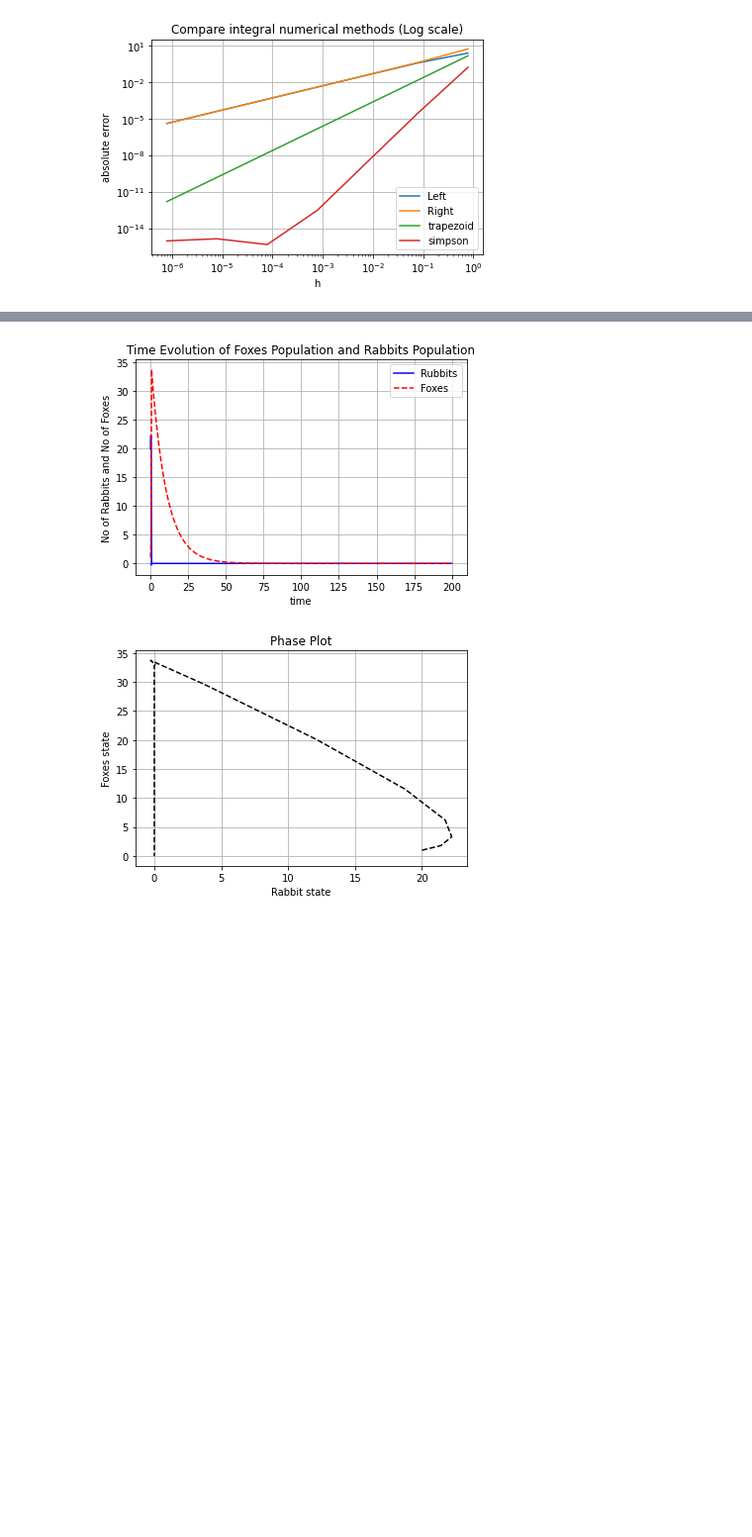
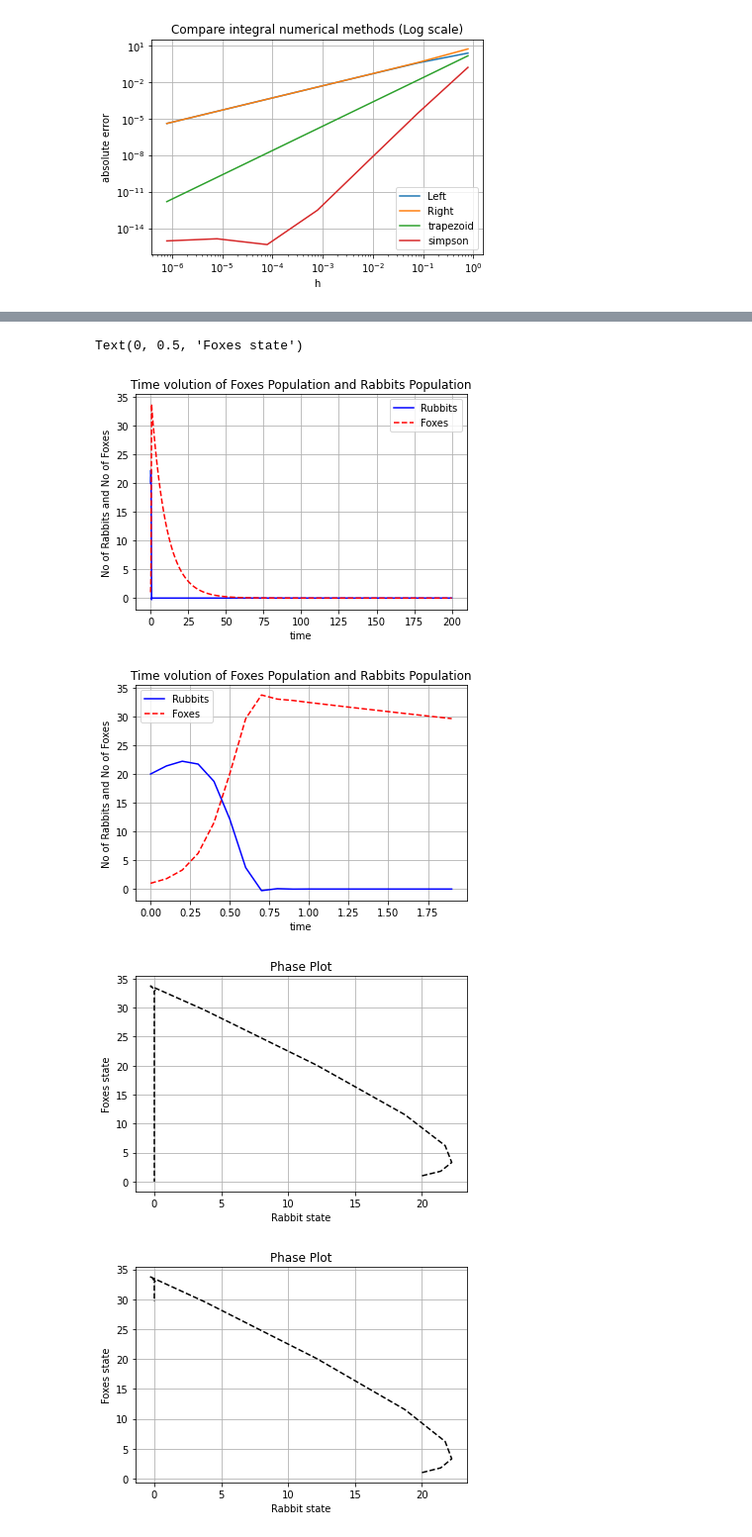
Before and after one commit to thodkatz/numerical-analysis, a Jupyter notebook: plots.ipynb, the cells around one changed output, grey strips where cells are left out. Shown at 99% size. Drawn from its saved outputs; the diff is of its cells as text; code cells hidden in the pictures; blank space fills up the shorter version.

Commit message:
Change function arguments and include zoom in plot versions

```diff
--- a/plots.ipynb
+++ b/plots.ipynb
@@ -77,5 +80,6 @@ $x_1' = 0.4x_ox_1 - 0.1x_1$
 # %%
 import matplotlib.pyplot as plt
+import numpy as np
 
 def euler(F,x0,t0,tmax,dt):
     t = np.arange(t0,tmax,dt)
@@ -89,12 +93,24 @@ F = lambda t,x: np.array([1.1*x[0] - 0.4*x[0]*x[1], 0.4*x[0] * x[1] - 0.1*x[1]])
 x0 = [20, 1]
 t0, tmax, dt = 0, 200, 0.1
 t, x = euler(F,x0,t0,tmax,dt)
+print(x[:,0])
 
+## PLOTS
 plt.figure()
 plt.plot(t,x[:,0],'b-', label='Rubbits')
 plt.plot(t,x[:,1],'r--', label='Foxes')
 plt.grid()
-plt.title('Time Evolution of Foxes Population and Rabbits Population')
+plt.title('Time volution of Foxes Population and Rabbits Population')
+plt.legend()
+plt.xlabel('time')
+plt.ylabel('No of Rabbits and No of Foxes')
+
+# zoom in version
+plt.figure()
+plt.plot(t[0:20],x[0:20,0],'b-', label='Rubbits')
+plt.plot(t[0:20],x[0:20,1],'r--', label='Foxes')
+plt.grid()
+plt.title('Time volution of Foxes Population and Rabbits Population')
 plt.legend()
 plt.xlabel('time')
 plt.ylabel('No of Rabbits and No of Foxes')
@@ -110,3 +127,6 @@ Text(0, 0.5, 'Foxes state')
+Text(0, 0.5, 'Foxes state')
-[figure, old version]
+[figure, new version]
-[figure, old version]
+[figure, new version]
+[figure, added]
+[figure, added]
 # %% [markdown]
```
Also changed, not shown: parts of 6 cells of this notebook.
